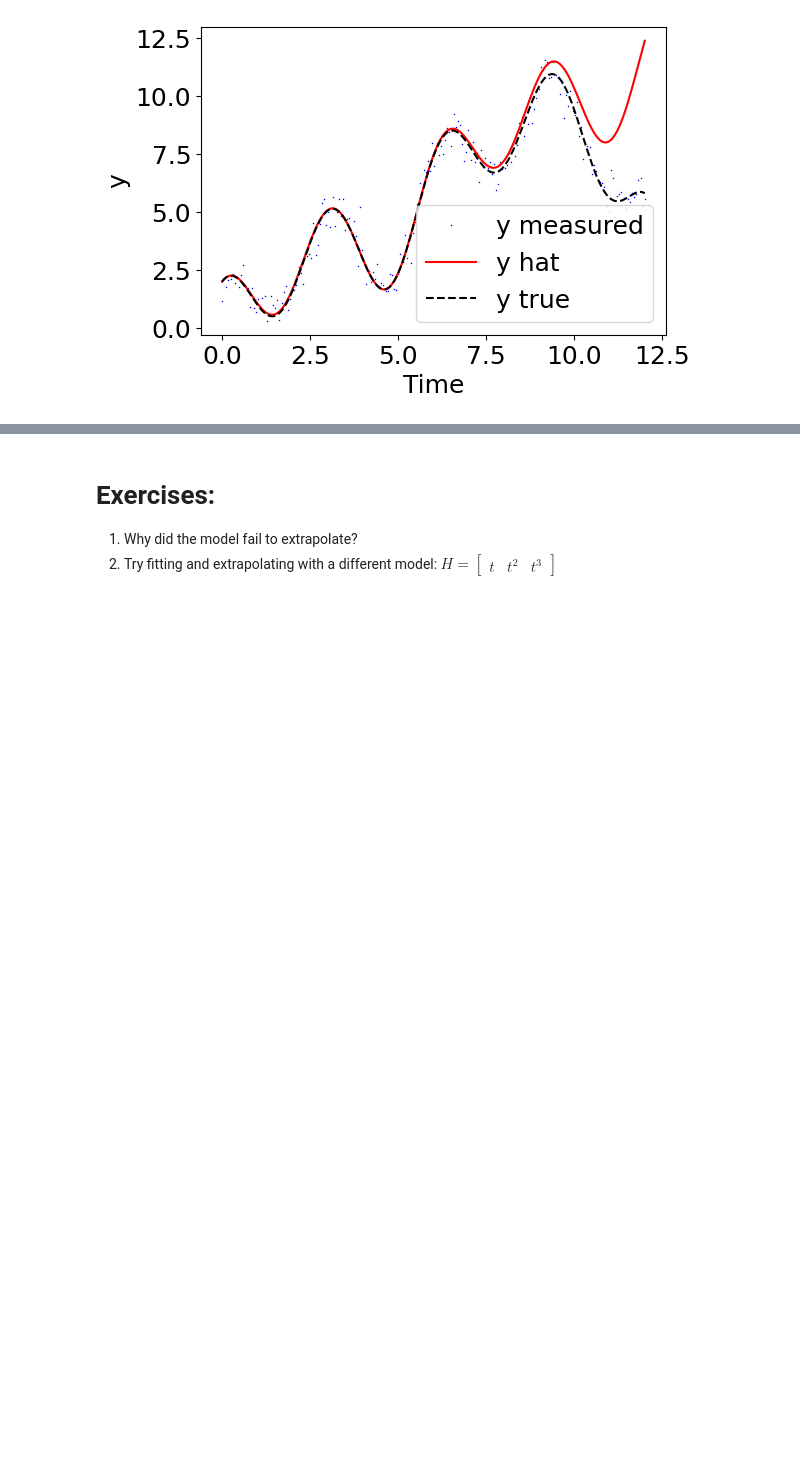
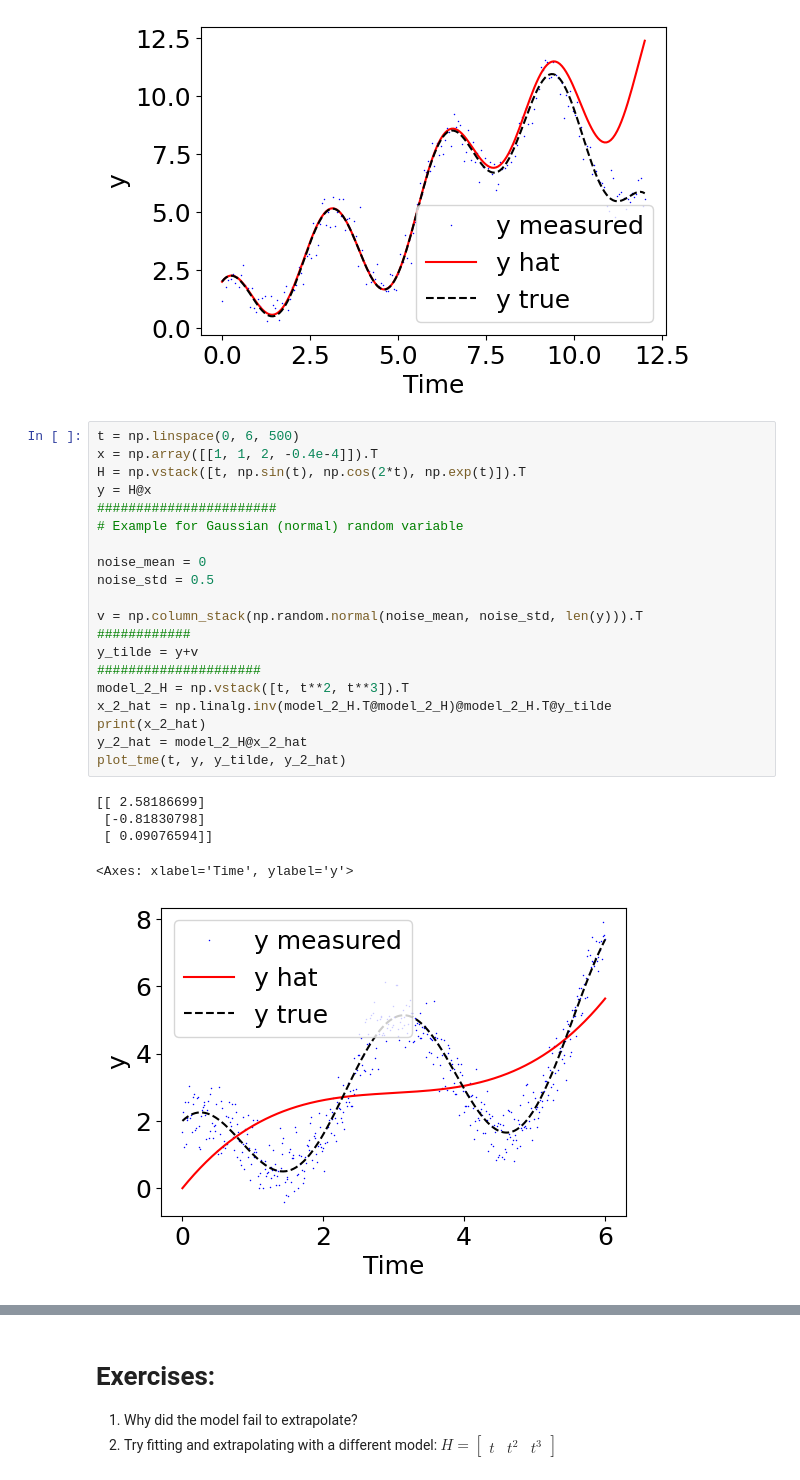
Before and after one commit to florisvb/Nonlinear_and_Data_Driven_Estimation, a Jupyter notebook: Lesson_2_Batch_Least_Squares/B_Linear_Least_Squares_QUANG_VU.ipynb, the cells around one changed output, grey strips where cells are left out. Drawn from its saved outputs; the diff is of its cells as text; blank space fills up the shorter version.

```diff
--- a/Lesson_2_Batch_Least_Squares/B_Linear_Least_Squares_QUANG_VU.ipynb
+++ b/Lesson_2_Batch_Least_Squares/B_Linear_Least_Squares_QUANG_VU.ipynb
@@ -123,3 +123,29 @@ plot_tme(t, y, y_tilde, y_1_hat)
 # %% [output]
 <Axes: xlabel='Time', ylabel='y'>
 [figure]
+# %%
+t = np.linspace(0, 6, 500)
+x = np.array([[1, 1, 2, -0.4e-4]]).T
+H = np.vstack([t, np.sin(t), np.cos(2*t), np.exp(t)]).T
+y = H@x
+#######################
+# Example for Gaussian (normal) random variable
+
+noise_mean = 0
+noise_std = 0.5
+
+v = np.column_stack(np.random.normal(noise_mean, noise_std, len(y))).T
+############
+y_tilde = y+v
+#####################
+model_2_H = np.vstack([t, t**2, t**3]).T
+x_2_hat = np.linalg.inv(model_2_H.T@model_2_H)@model_2_H.T@y_tilde
+print(x_2_hat)
+y_2_hat = model_2_H@x_2_hat
+plot_tme(t, y, y_tilde, y_2_hat)
+# %% [output]
+[[ 2.58186699]
+ [-0.81830798]
+ [ 0.09076594]]
+<Axes: xlabel='Time', ylabel='y'>
+[figure, added]
```
Also changed, not shown: parts of 3 cells of this notebook.
